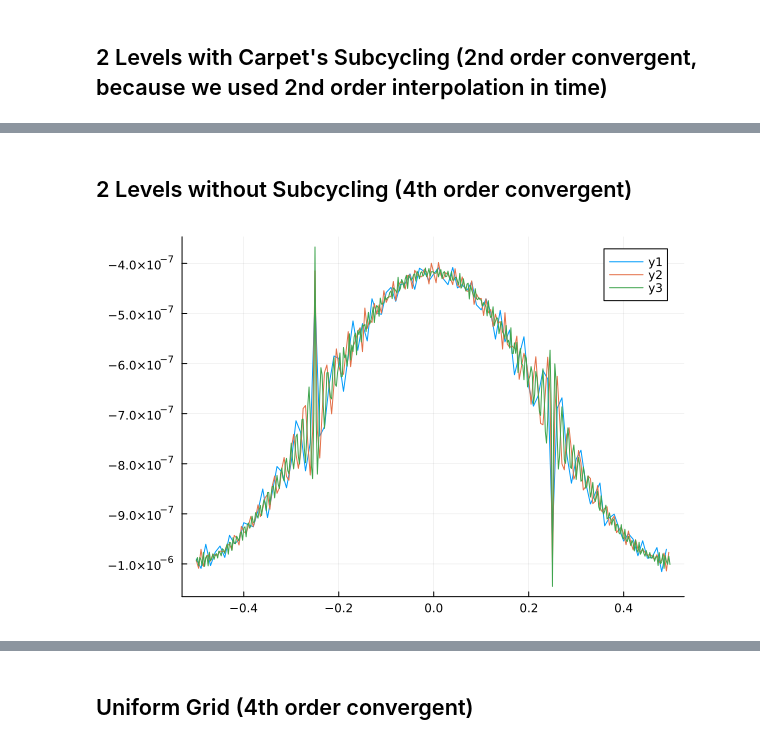
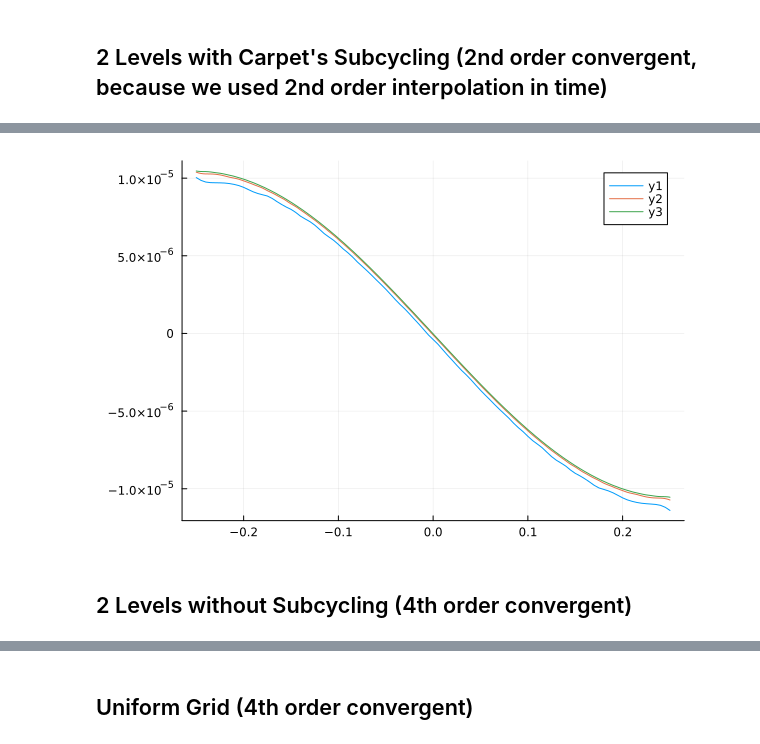
Before and after one commit to lwJi/Docs-Subcycling, a Jupyter notebook: ipynb/Convergence.ipynb, the cells around one changed output, grey strips where cells are left out. Drawn from its saved outputs; the diff is of its cells as text; code cells hidden in the pictures.

```diff
--- a/ipynb/Convergence.ipynb
+++ b/ipynb/Convergence.ipynb
@@ -112,14 +65,11 @@ plot_conv(
+# %%
+Misc.plot_error(analytical_psi,
+    [
+        "scalarwave_2levels_nx100_Carpet",
+        "scalarwave_2levels_nx200_Carpet",
+        "scalarwave_2levels_nx400_Carpet"
+    ]; nbuf = 8, lev = 2, cord = 2, tmax = 1.0)
+# %% [output]
+[figure, added]
 # %% [markdown]
 ## 2 Levels without Subcycling (4th order convergent)
-# %%
-nxs = [100, 200, 400]
-nbuf = 8
-plot_conv(
-    [
-        "scalarwave_2levels_nx100_noSC",
-        "scalarwave_2levels_nx200_noSC",
-        "scalarwave_2levels_nx400_noSC"
-    ],
-    nxs, nbuf; lev = 1, cord = 4)
-# %% [output]
-[figure, removed]
```
Also changed, not shown: parts of 18 cells of this notebook, 2 other files.
